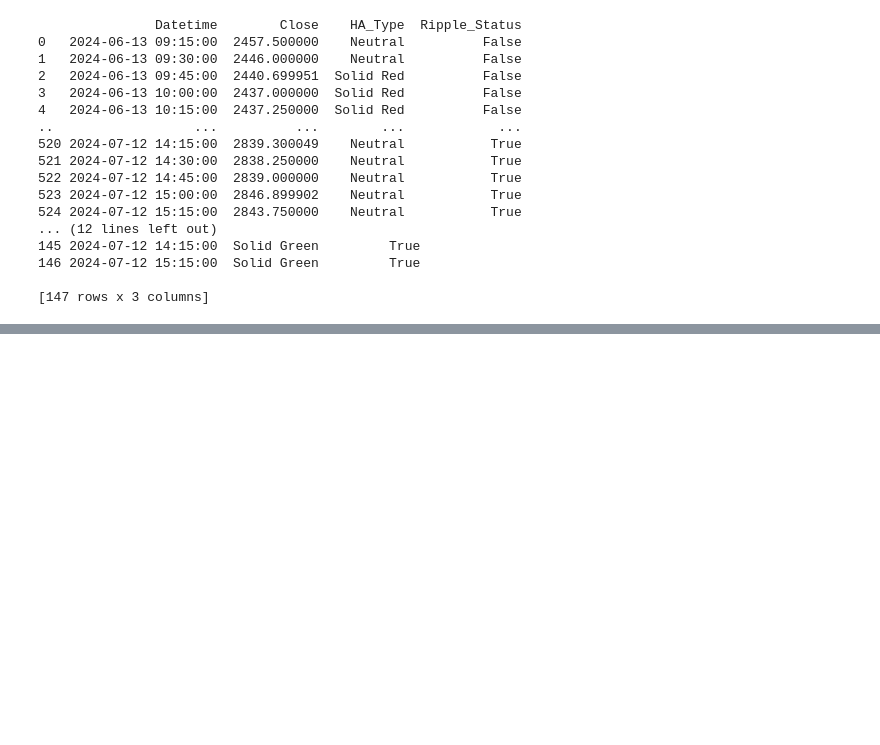
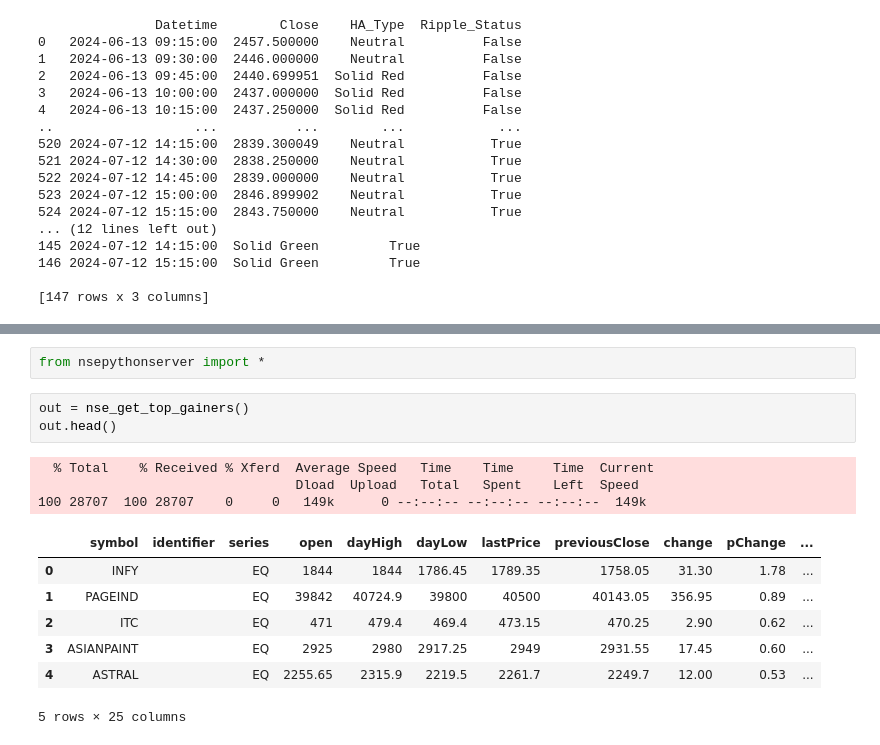
Before and after one commit to shashi29/Trading-Bot-BTC, a Jupyter notebook: check_results.ipynb, the cells around one changed output, grey strips where cells are left out. Cells and saved outputs as stored; diff of their text form; blank space fills up the shorter version.

```diff
--- a/check_results.ipynb
+++ b/check_results.ipynb
@@ -945,0 +966,16 @@ fig.show()
+# %%
+from nsepythonserver import *
+# %%
+out = nse_get_top_gainers()
+out.head()
+# %% [output]
+  % Total    % Received % Xferd  Average Speed   Time    Time     Time  Current
+                                 Dload  Upload   Total   Spent    Left  Speed
+100 28707  100 28707    0     0   149k      0 --:--:-- --:--:-- --:--:--  149k
+|  | symbol | identifier | series | open | dayHigh | dayLow | lastPrice | previousClose | change | pChange | ... |
+| 0 | INFY |  | EQ | 1844 | 1844 | 1786.45 | 1789.35 | 1758.05 | 31.30 | 1.78 | ... |
+| 1 | PAGEIND |  | EQ | 39842 | 40724.9 | 39800 | 40500 | 40143.05 | 356.95 | 0.89 | ... |
+| 2 | ITC |  | EQ | 471 | 479.4 | 469.4 | 473.15 | 470.25 | 2.90 | 0.62 | ... |
+| 3 | ASIANPAINT |  | EQ | 2925 | 2980 | 2917.25 | 2949 | 2931.55 | 17.45 | 0.60 | ... |
+| 4 | ASTRAL |  | EQ | 2255.65 | 2315.9 | 2219.5 | 2261.7 | 2249.7 | 12.00 | 0.53 | ... |
+5 rows × 25 columns
```
Also changed, not shown: parts of 2 cells of this notebook, 5 other files.
